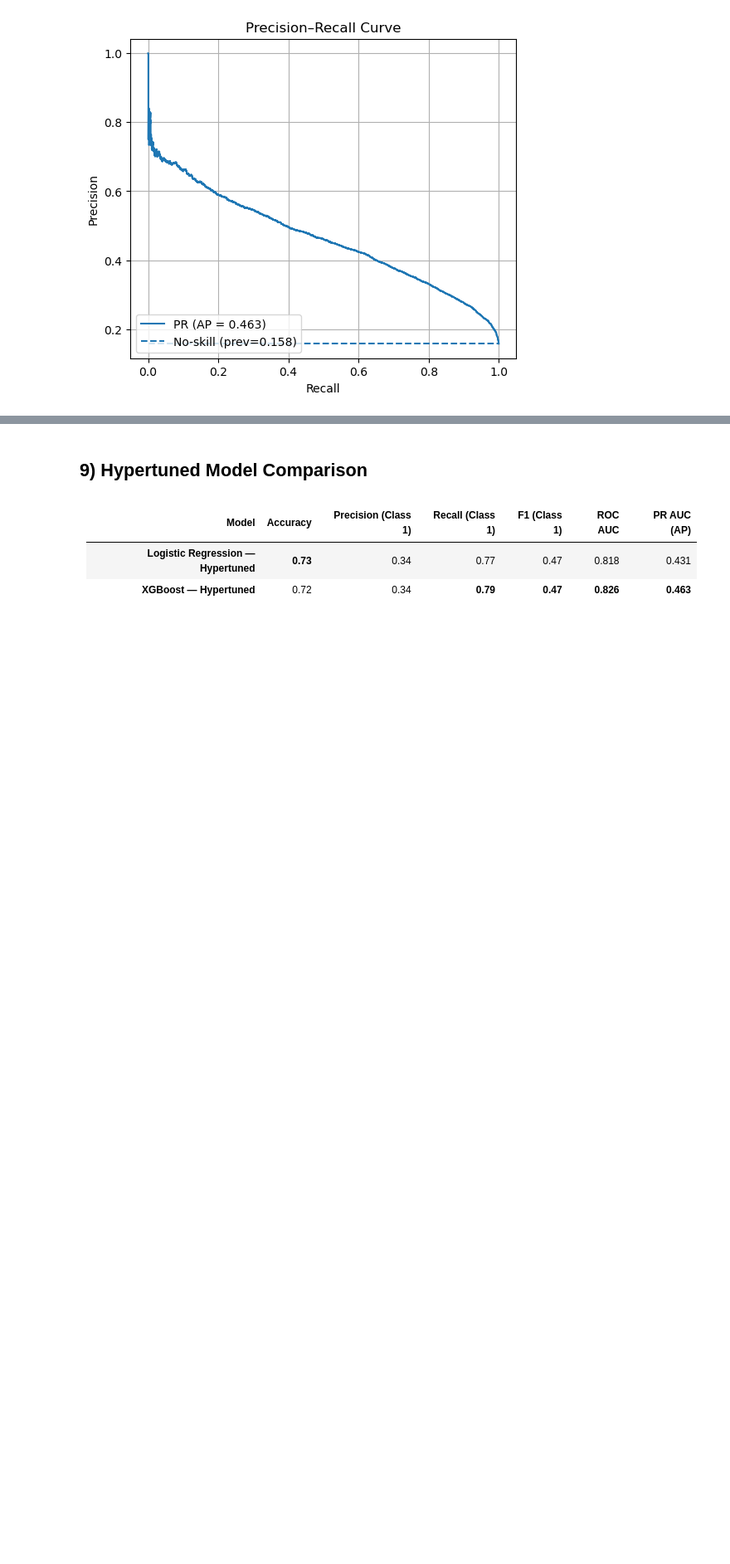
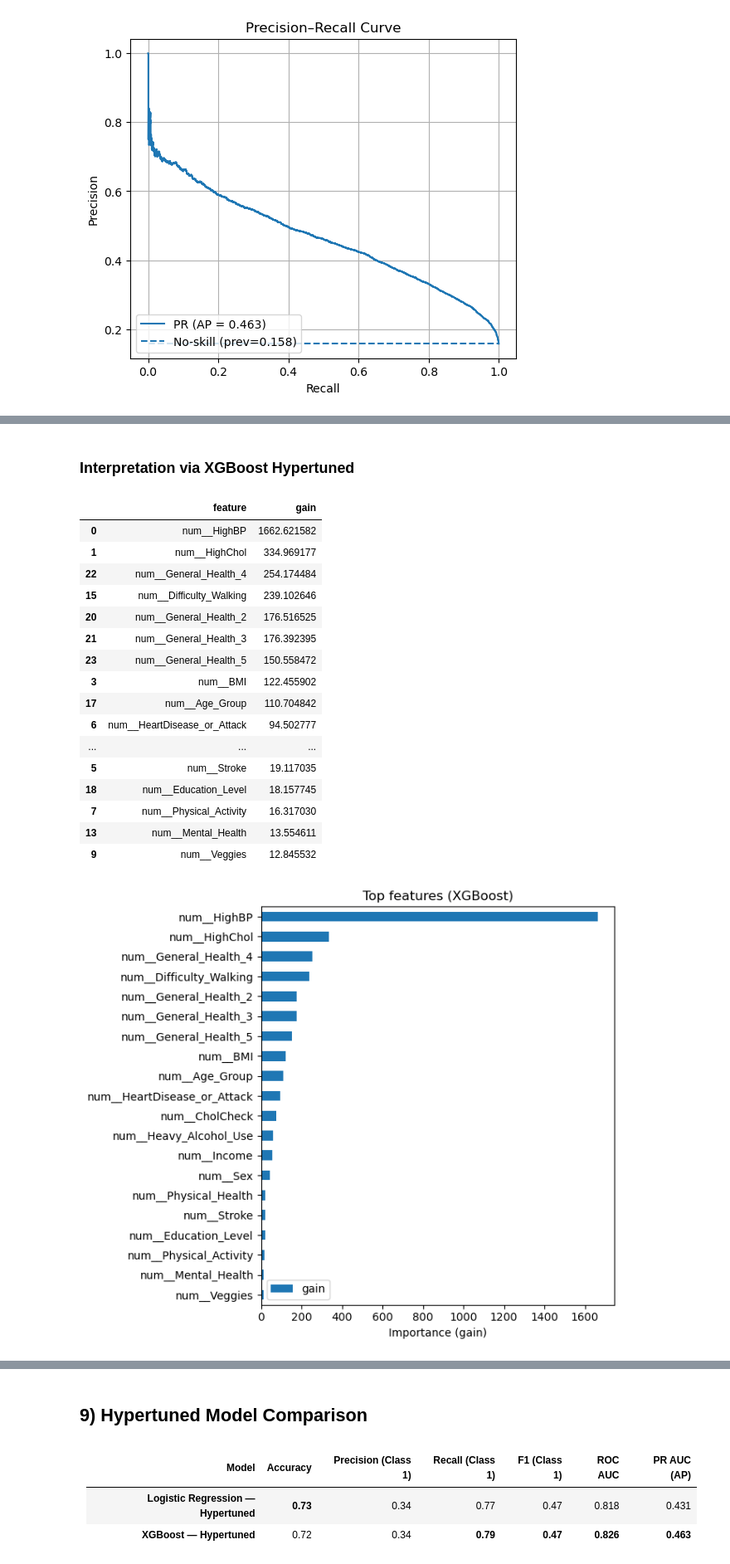
Before and after one commit to ankurgopal/DS_Capstone_Project_Know-Diabetes, a Jupyter notebook: notebooks/CDC Modelling.ipynb, the cells around one changed output, grey strips where cells are left out. Shown at 83% size. Drawn from its saved outputs; the diff is of its cells as text; code cells hidden in the pictures; blank space fills up the shorter version.

Commit message:
updates to modelling notebook

```diff
--- a/notebooks/CDC Modelling.ipynb
+++ b/notebooks/CDC Modelling.ipynb
@@ -1564,3 +1665,51 @@ PR (AP ≈ 0.46, no-skill ≈ 0.16): Good enrichment over baseline; as you push
 Takeaway: Model separates classes well and yields meaningfully enriched alerts vs. prevalence.
 
 For screening, pick a lower threshold to hit higher recall (accept more FPs).
+# %% [markdown]
+<a id="interpretation-via-xgboost-Hypertuned"></a>
+### Interpretation via XGBoost Hypertuned
+# %%
+# --- Global importance (XGBoost "gain") ---
+preproc = xgb_final.named_steps["prep"]   # ColumnTransformer
+xgb     = xgb_final.named_steps["xgb"]    # trained XGBClassifier
+
+# Names AFTER preprocessing (so they line up with the model’s inputs)
+feat_out = list(preproc.get_feature_names_out())
+
+# XGBoost reports importance by internal names 'f0','f1',...
+booster = xgb.get_booster()
+gain    = booster.get_score(importance_type="gain")   # 'gain' ≈ average improvement; most useful
+
+# Map fN -> my column names
+imp_df = pd.DataFrame({
+    "feature": [feat_out[int(k[1:])] for k in gain.keys()],
+    "gain":    [float(v) for v in gain.values()]
+}).sort_values("gain", ascending=False)
+
+display(imp_df.head(20))
+
+# quick bar chart
+ax = imp_df.head(20)[::-1].plot.barh(x="feature", y="gain", figsize=(7,6))
+ax.set_xlabel("Importance (gain)"); ax.set_ylabel(""); ax.set_title("Top features (XGBoost)")
+plt.tight_layout();
+plt.savefig("Top features for XGBoost Hypertuned.png", dpi=300, bbox_inches='tight')
+plt.show()
+# %% [output]
+|  | feature | gain |
+| 0 | num__HighBP | 1662.621582 |
+| 1 | num__HighChol | 334.969177 |
+| 22 | num__General_Health_4 | 254.174484 |
+| 15 | num__Difficulty_Walking | 239.102646 |
+| 20 | num__General_Health_2 | 176.516525 |
+| 21 | num__General_Health_3 | 176.392395 |
+| 23 | num__General_Health_5 | 150.558472 |
+| 3 | num__BMI | 122.455902 |
+| 17 | num__Age_Group | 110.704842 |
+| 6 | num__HeartDisease_or_Attack | 94.502777 |
+| ... | ... | ... |
+| 5 | num__Stroke | 19.117035 |
+| 18 | num__Education_Level | 18.157745 |
+| 7 | num__Physical_Activity | 16.317030 |
+| 13 | num__Mental_Health | 13.554611 |
+| 9 | num__Veggies | 12.845532 |
+[figure, added]
```
Also changed, not shown: parts of 28 cells of this notebook.
